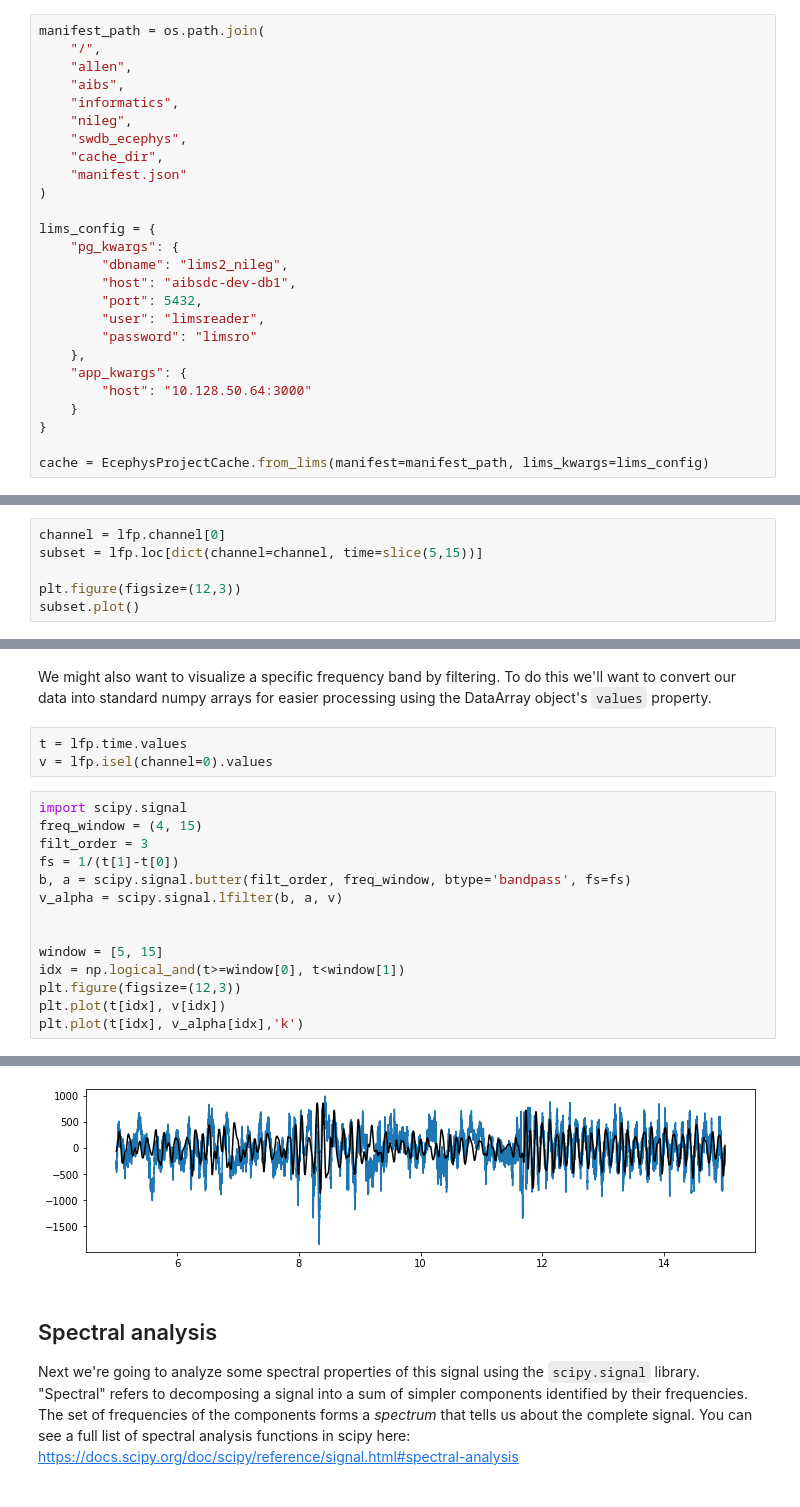
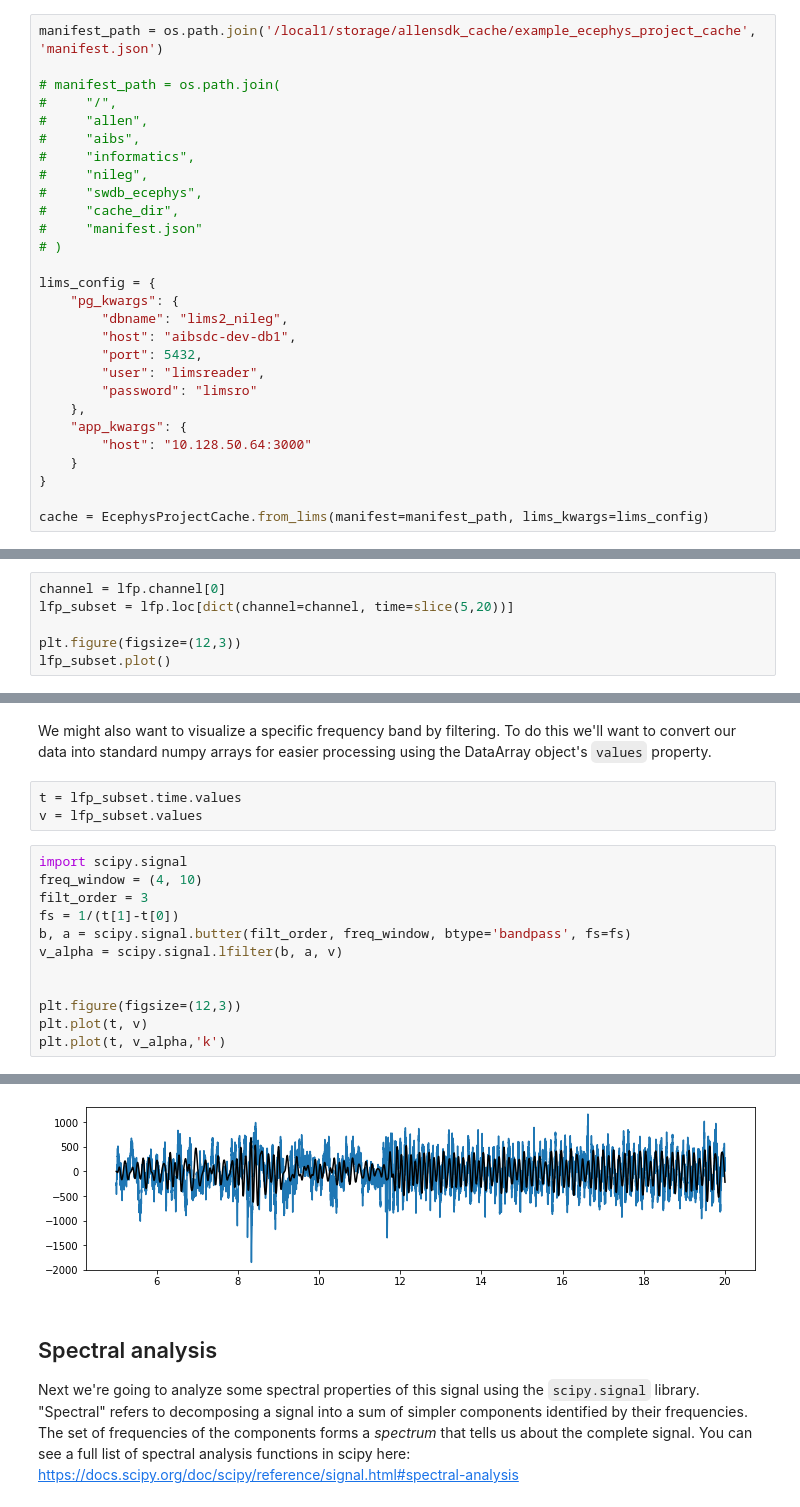
Before and after one commit to AllenInstitute/SWDB_2019, a Jupyter notebook: DynamicBrain/Neuropixels_walkthrough.ipynb, the cells around one changed output, grey strips where cells are left out. Saved outputs shown, nothing was run; the diff lists cells and outputs as text.

```diff
--- a/DynamicBrain/Neuropixels_walkthrough.ipynb
+++ b/DynamicBrain/Neuropixels_walkthrough.ipynb
@@ -10,14 +13,16 @@ from allensdk.brain_observatory.ecephys import ecephys_session
 # %%
-manifest_path = os.path.join(
-    "/",
-    "allen",
-    "aibs",
-    "informatics",
-    "nileg",
-    "swdb_ecephys",
-    "cache_dir",
-    "manifest.json"
-)
+manifest_path = os.path.join('/local1/storage/allensdk_cache/example_ecephys_project_cache', 'manifest.json')
+
+# manifest_path = os.path.join(
+#     "/",
+#     "allen",
+#     "aibs",
+#     "informatics",
+#     "nileg",
+#     "swdb_ecephys",
+#     "cache_dir",
+#     "manifest.json"
+# )
 
 lims_config = {
     "pg_kwargs": {
@@ -762,9 +803,9 @@ Coordinates:
 To visualize this data, we'll first use the built-in xarray plotting to generate a quick plot. This is too much data to plot all at once, so we select a subset first. Just as in pandas, we use the `loc` property, but since xarray has named dimensions, we can specify our selections by name rather than by order, using a dict.
 # %%
 channel = lfp.channel[0]
-subset = lfp.loc[dict(channel=channel, time=slice(5,15))]
+lfp_subset = lfp.loc[dict(channel=channel, time=slice(5,20))]
 
 plt.figure(figsize=(12,3))
-subset.plot()
+lfp_subset.plot()
 # %% [output]
 [<matplotlib.lines.Line2D at 0x...>]
@@ -772,25 +813,23 @@ subset.plot()
 # %% [markdown]
 We might also want to visualize a specific frequency band by filtering. To do this we'll want to convert our data into standard numpy arrays for easier processing using the DataArray object's `values` property.
 # %%
-t = lfp.time.values
-v = lfp.isel(channel=0).values
+t = lfp_subset.time.values
+v = lfp_subset.values
 # %%
 import scipy.signal
-freq_window = (4, 15)
+freq_window = (4, 10)
 filt_order = 3
 fs = 1/(t[1]-t[0])
 b, a = scipy.signal.butter(filt_order, freq_window, btype='bandpass', fs=fs)
 v_alpha = scipy.signal.lfilter(b, a, v)
 
 
-window = [5, 15]
-idx = np.logical_and(t>=window[0], t<window[1])
 plt.figure(figsize=(12,3))
-plt.plot(t[idx], v[idx])
-plt.plot(t[idx], v_alpha[idx],'k')
+plt.plot(t, v)
+plt.plot(t, v_alpha,'k')
 # %% [output]
 [<matplotlib.lines.Line2D at 0x...>]
-[figure, old version]
+[figure, new version]
 # %% [markdown]
 ## Spectral analysis
 
```
Also changed, not shown: parts of 61 cells of this notebook.
